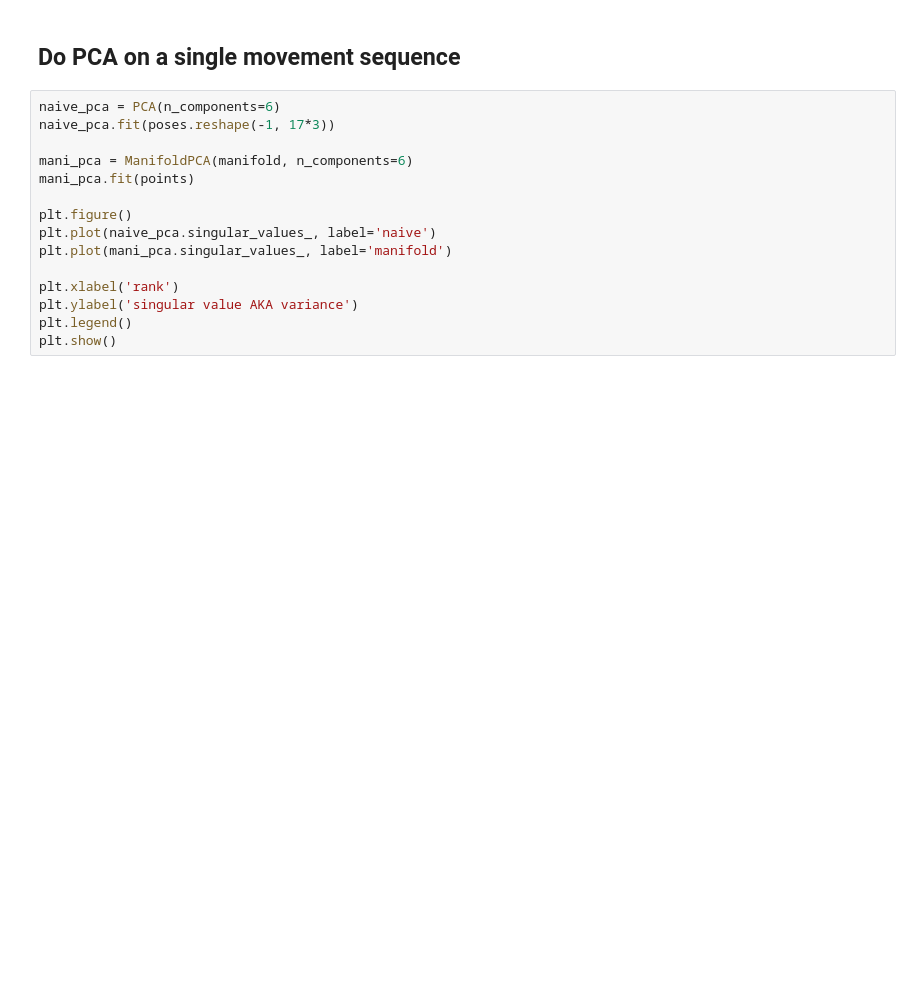
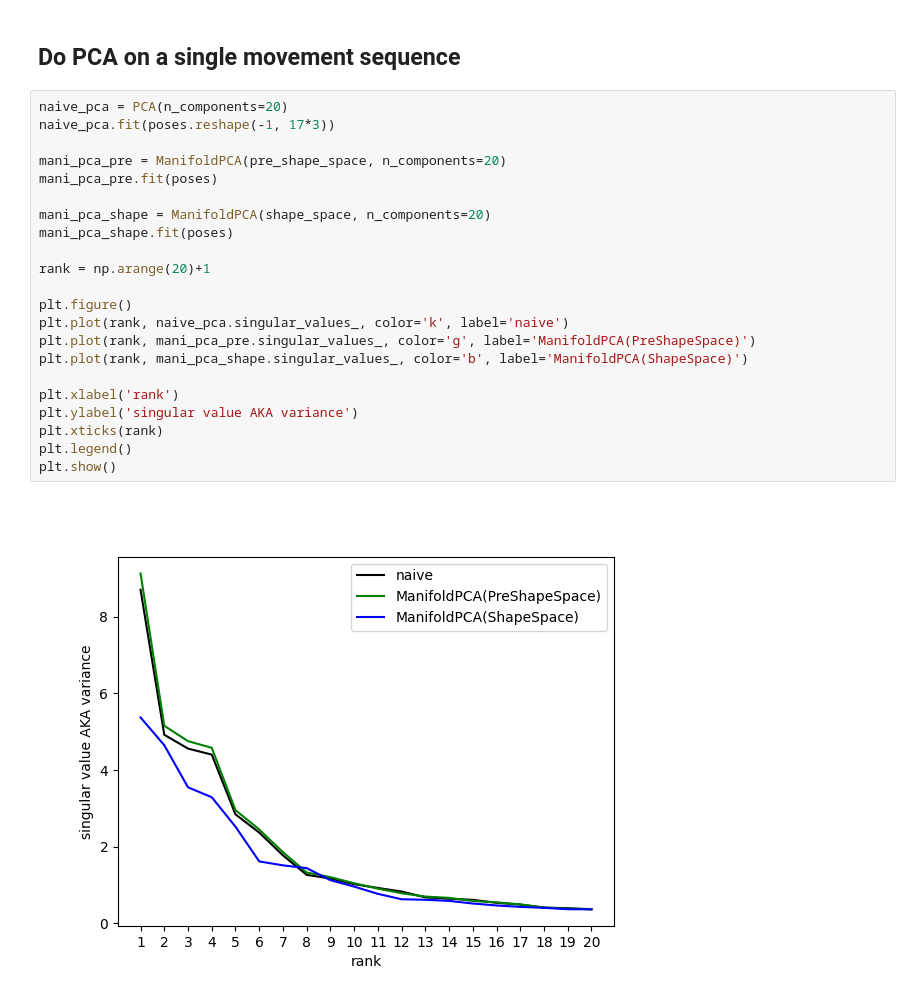
Before and after one commit to KordingLab/lab-teaching-geometry-shape-space, a Jupyter notebook: demo - principal components of poses.ipynb, the cells around one changed output. Drawn from its saved outputs; the diff is of its cells as text; blank space fills up the shorter version.

```diff
--- a/demo - principal components of poses.ipynb
+++ b/demo - principal components of poses.ipynb
@@ -59,19 +77,28 @@ frechet mean point is a tensor with shape torch.Size([17, 3])
 # %% [markdown]
 ## Do PCA on a single movement sequence
 # %%
-naive_pca = PCA(n_components=6)
+naive_pca = PCA(n_components=20)
 naive_pca.fit(poses.reshape(-1, 17*3))
 
-mani_pca = ManifoldPCA(manifold, n_components=6)
-mani_pca.fit(points)
+mani_pca_pre = ManifoldPCA(pre_shape_space, n_components=20)
+mani_pca_pre.fit(poses)
+
+mani_pca_shape = ManifoldPCA(shape_space, n_components=20)
+mani_pca_shape.fit(poses)
+
+rank = np.arange(20)+1
 
 plt.figure()
-plt.plot(naive_pca.singular_values_, label='naive')
-plt.plot(mani_pca.singular_values_, label='manifold')
+plt.plot(rank, naive_pca.singular_values_, color='k', label='naive')
+plt.plot(rank, mani_pca_pre.singular_values_, color='g', label='ManifoldPCA(PreShapeSpace)')
+plt.plot(rank, mani_pca_shape.singular_values_, color='b', label='ManifoldPCA(ShapeSpace)')
 
 plt.xlabel('rank')
 plt.ylabel('singular value AKA variance')
+plt.xticks(rank)
 plt.legend()
 plt.show()
+# %% [output]
+[figure, added]
 # %%
 naive_pca_transformed = naive_pca.transform(poses.reshape(-1, 17*3))
```
Also changed, not shown: parts of 10 cells of this notebook, 4 other files.
